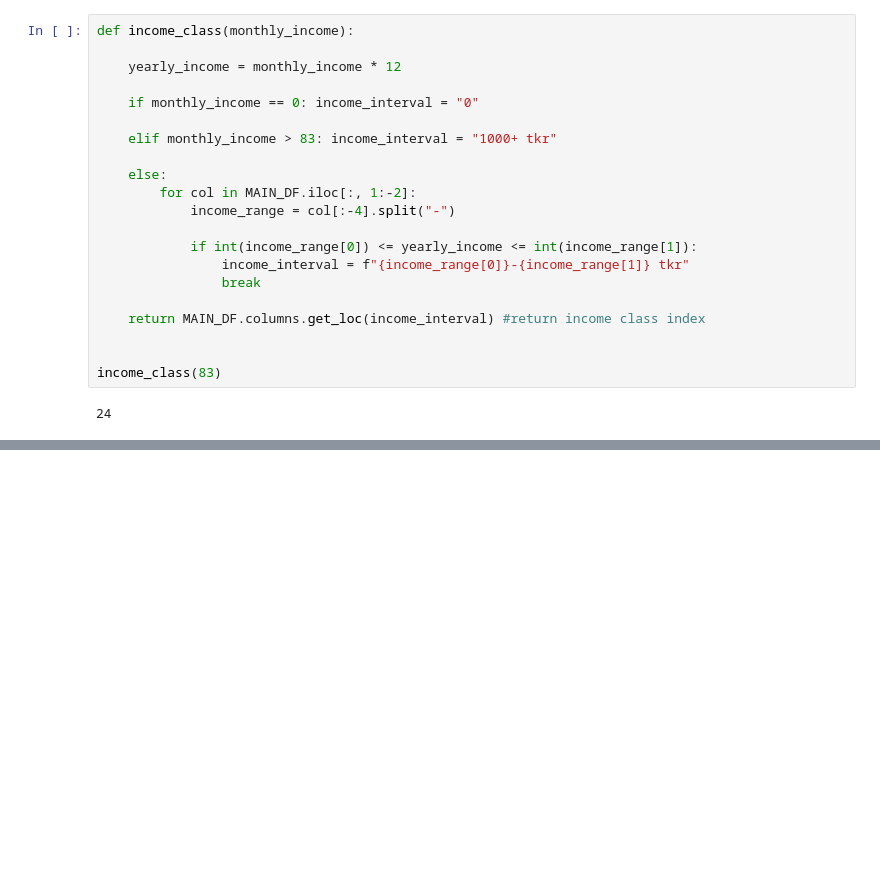
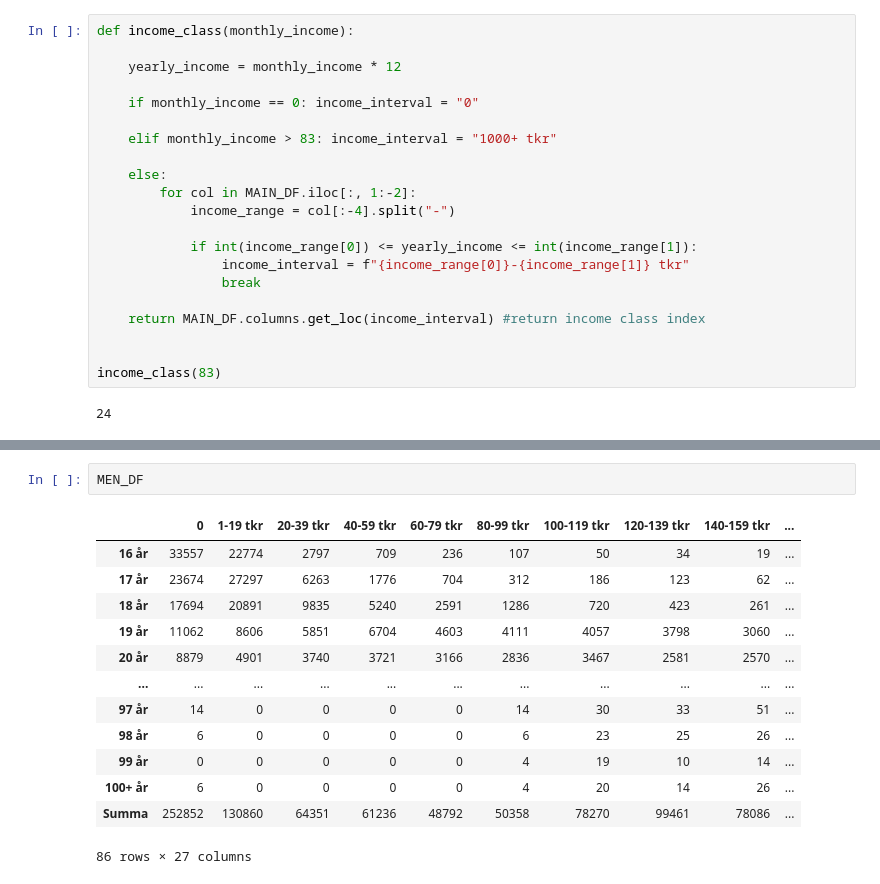
Before and after one commit to koop46/koop46, a Jupyter notebook: income/workshop.ipynb, the cells around one changed output, grey strips where cells are left out. Drawn from its saved outputs; the diff is of its cells as text; blank space fills up the shorter version.

```diff
--- a/income/workshop.ipynb
+++ b/income/workshop.ipynb
@@ -205,0 +230,16 @@ def stats(age, class_index, sex):
+# %%
+MEN_DF
+# %% [output]
+|  | 0 | 1-19 tkr | 20-39 tkr | 40-59 tkr | 60-79 tkr | 80-99 tkr | 100-119 tkr | 120-139 tkr | 140-159 tkr | ... |
+| 16 år | 33557 | 22774 | 2797 | 709 | 236 | 107 | 50 | 34 | 19 | ... |
+| 17 år | 23674 | 27297 | 6263 | 1776 | 704 | 312 | 186 | 123 | 62 | ... |
+| 18 år | 17694 | 20891 | 9835 | 5240 | 2591 | 1286 | 720 | 423 | 261 | ... |
+| 19 år | 11062 | 8606 | 5851 | 6704 | 4603 | 4111 | 4057 | 3798 | 3060 | ... |
+| 20 år | 8879 | 4901 | 3740 | 3721 | 3166 | 2836 | 3467 | 2581 | 2570 | ... |
+| ... | ... | ... | ... | ... | ... | ... | ... | ... | ... | ... |
+| 97 år | 14 | 0 | 0 | 0 | 0 | 14 | 30 | 33 | 51 | ... |
+| 98 år | 6 | 0 | 0 | 0 | 0 | 6 | 23 | 25 | 26 | ... |
+| 99 år | 0 | 0 | 0 | 0 | 0 | 4 | 19 | 10 | 14 | ... |
+| 100+ år | 6 | 0 | 0 | 0 | 0 | 4 | 20 | 14 | 26 | ... |
+| Summa | 252852 | 130860 | 64351 | 61236 | 48792 | 50358 | 78270 | 99461 | 78086 | ... |
+86 rows × 27 columns
```
Also changed, not shown: parts of 3 cells of this notebook, 2 other files.
